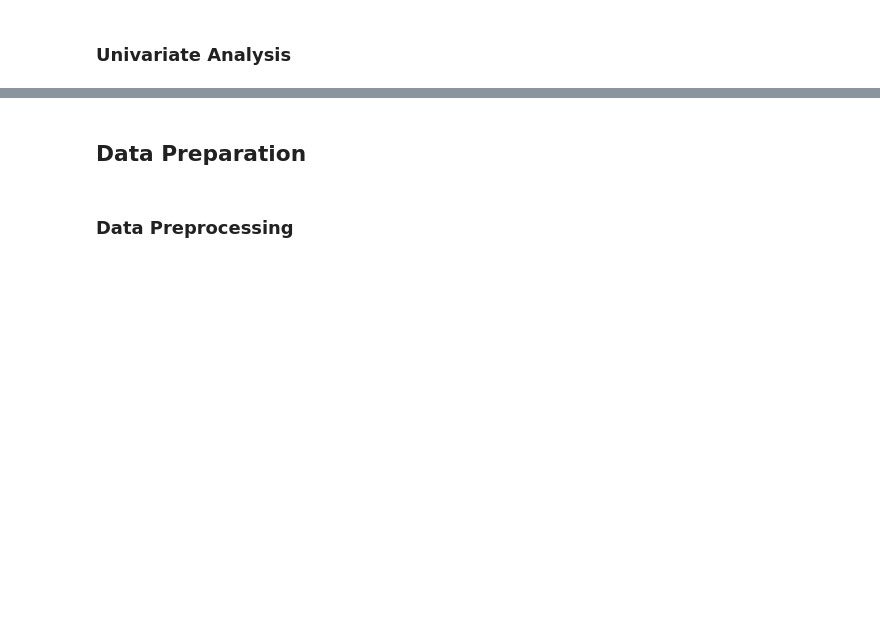
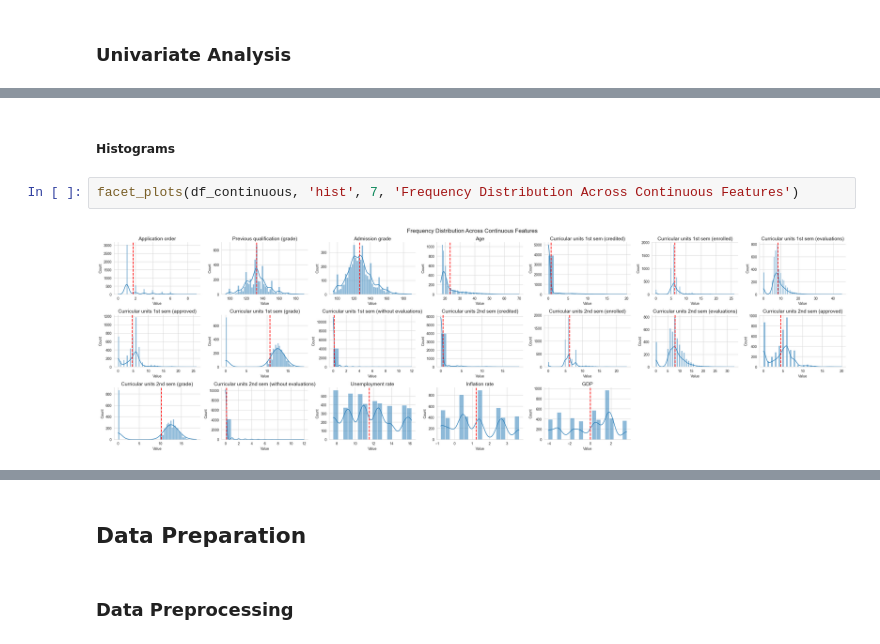
Before and after one commit to evaktar/AIandML, a Jupyter notebook: assessment.ipynb, the cells around one changed output, grey strips where cells are left out. Cells and saved outputs as stored; diff of their text form; blank space fills up the shorter version.

```diff
--- a/assessment.ipynb
+++ b/assessment.ipynb
@@ -173,0 +269,6 @@ array([1, 2, 4, 3, 5, 6])
+# %% [markdown]
+##### Histograms
+# %%
+facet_plots(df_continuous, 'hist', 7, 'Frequency Distribution Across Continuous Features')
+# %% [output]
+[figure, added]
```
Also changed, not shown: parts of 19 cells of this notebook.
